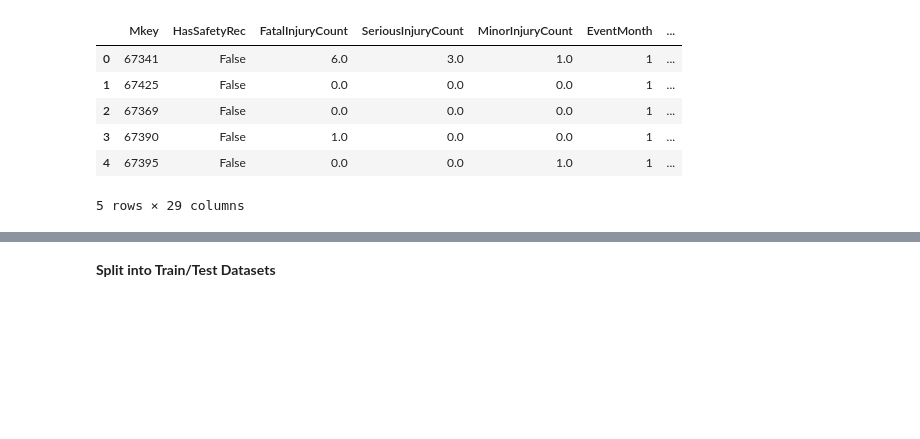
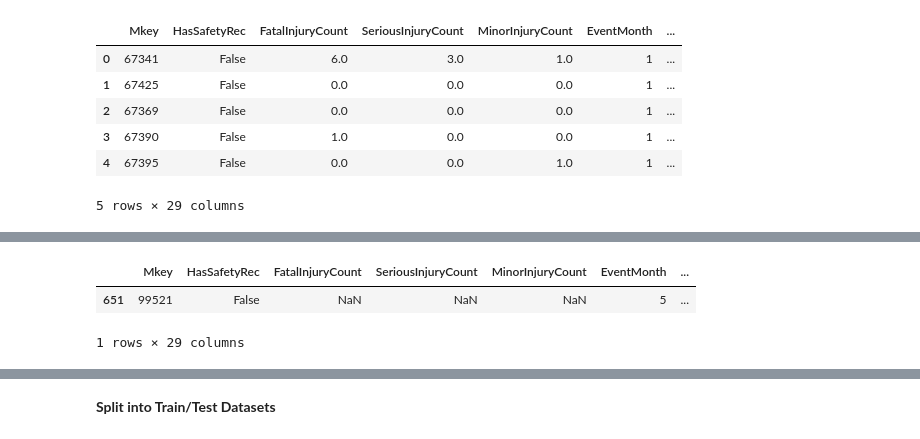
Before and after one commit to ashleyg16/Capstone2, a Jupyter notebook: Capstone 2 Pre-processing.ipynb, the cells around one changed output, grey strips where cells are left out. Saved outputs shown, nothing was run; the diff lists cells and outputs as text; code cells hidden in the pictures; blank space fills up the shorter version.

```diff
--- a/Capstone 2 Pre-processing.ipynb
+++ b/Capstone 2 Pre-processing.ipynb
@@ -97,0 +119,6 @@ df.head()
+# %%
+df[df['FatalInjuryCount'].isna() == True]
+# %% [output]
+|  | Mkey | HasSafetyRec | FatalInjuryCount | SeriousInjuryCount | MinorInjuryCount | EventMonth | ... |
+| 651 | 99521 | False | NaN | NaN | NaN | 5 | ... |
+1 rows × 29 columns
```
Also changed, not shown: parts of 2 cells of this notebook.
